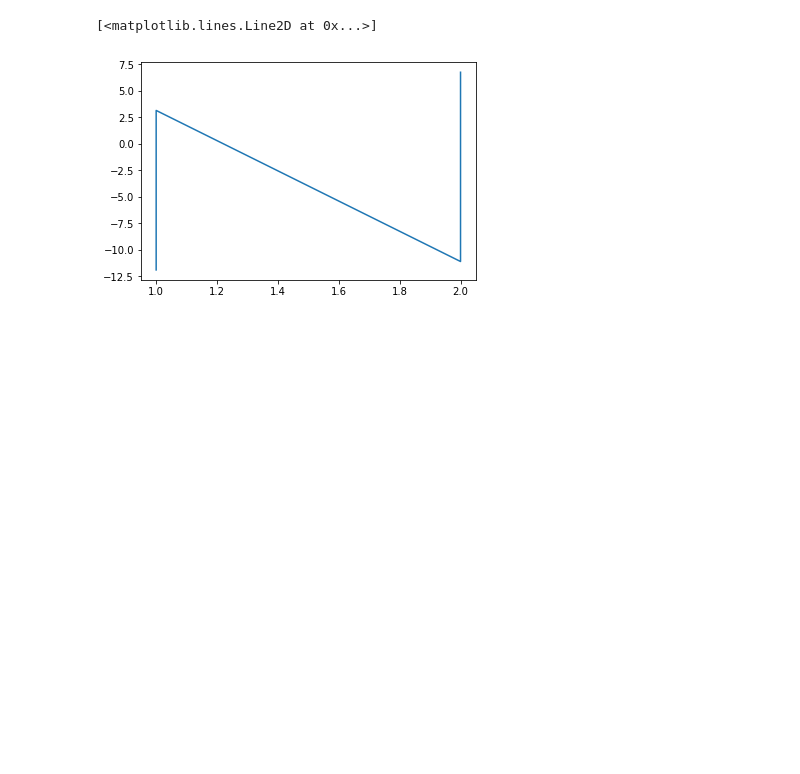
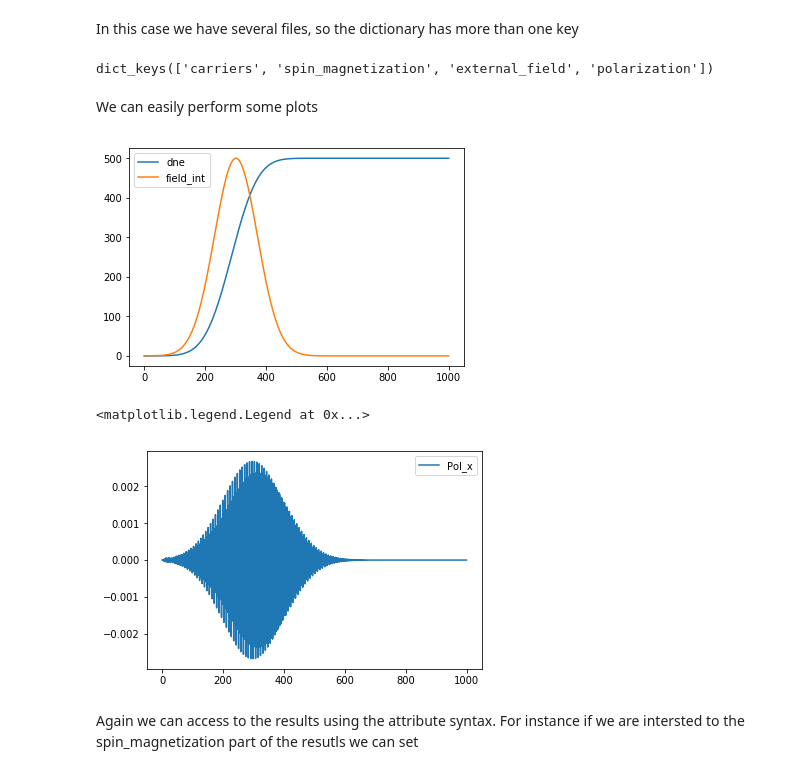
Before and after one commit to marcodalessandro76/MPPI, a Jupyter notebook: sphinx_source/tutorials/Tutorial_YamboParser.ipynb, the cells around one changed output. Cells and saved outputs as stored; diff of their text form; code cells hidden in the pictures; blank space fills up the shorter version.

Commit message:
definition of the YamboParser class and global update

```diff
--- a/sphinx_source/tutorials/Tutorial_YamboParser.ipynb
+++ b/sphinx_source/tutorials/Tutorial_YamboParser.ipynb
@@ -119,0 +17,5 @@ We can convert the dictionary into an object to have the attribute
+# %%
+rt_output = ['YamboParser_test/rt_results/o-NETime_1000-dephase_0.01-freq_1.55-pol_circular.carriers',
+        'YamboParser_test/rt_results/o-NETime_1000-dephase_0.01-freq_1.55-pol_circular.spin_magnetization',
+        'YamboParser_test/rt_results/o-NETime_1000-dephase_0.01-freq_1.55-pol_circular.external_field',
+        'YamboParser_test/rt_results/o-NETime_1000-dephase_0.01-freq_1.55-pol_circular.polarization']
@@ -128,0 +62,2 @@ array([1., 2., 3., 4., 5., 6., 7., 8., 1., 2., 3., 4., 5., 6., 7., 8.])
+# %%
+results = P.YamboParser(rt_output)
@@ -129,7 +69,32 @@ array([1., 2., 3., 4., 5., 6., 7., 8., 1., 2., 3., 4., 5., 6., 7., 8.])
+# %% [markdown]
+In this case we have several files, so the dictionary has more than one key
+# %%
+results.keys()
+# %% [output]
+dict_keys(['carriers', 'spin_magnetization', 'external_field', 'polarization'])
+# %% [markdown]
+We can easily perform some plots
 # %%
 import matplotlib.pyplot as plt
-# %%
-plt.plot(bla.col1,bla.col3)
-# %% [output]
-[<matplotlib.lines.Line2D at 0x...>]
-[figure, removed]
+# %%
+time = results['carriers']['time']
+elec = results['carriers']['dne']
+field_int = results['external_field']['Intensity']
+pol = results['polarization']['Pol_x']
+
+ratio = max(field_int)/max(elec)
+
+plt.plot(time,ratio*elec,label='dne')
+plt.plot(time,field_int,label='field_int')
+plt.legend()
+plt.show()
+
+plt.plot(time,pol,label='Pol_x')
+plt.legend()
+# %% [output]
+[figure, added]
+<matplotlib.legend.Legend at 0x...>
+[figure, added]
+# %% [markdown]
+Again we can access to the results using the attribute syntax. For instance if we are intersted to the spin_magnetization
+part of the resutls we can set
```
Also changed, not shown: parts of 24 cells of this notebook, 26 other files.
